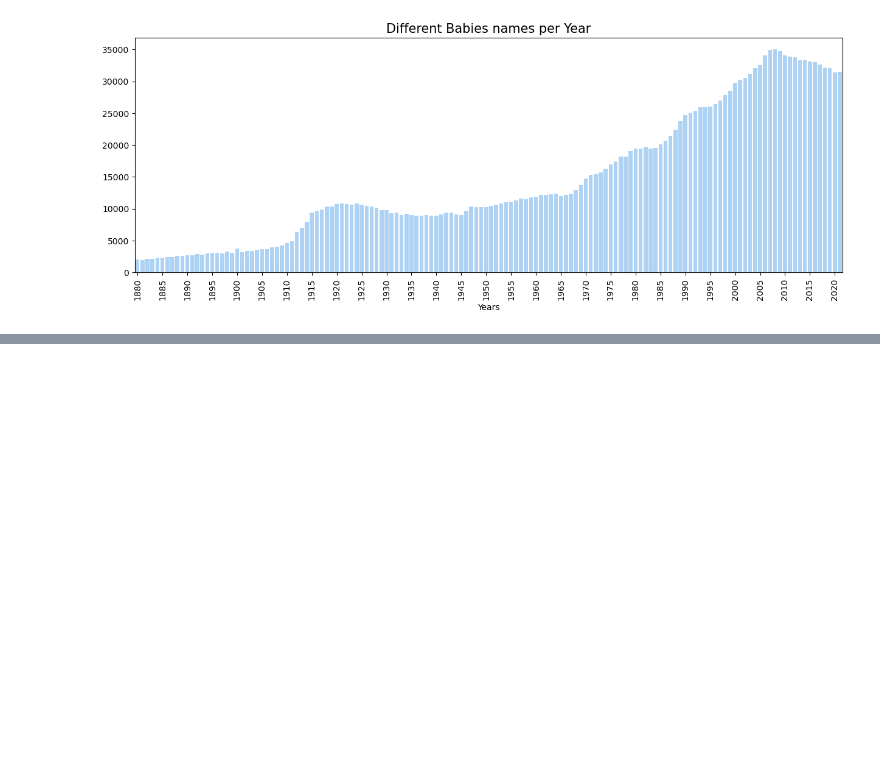
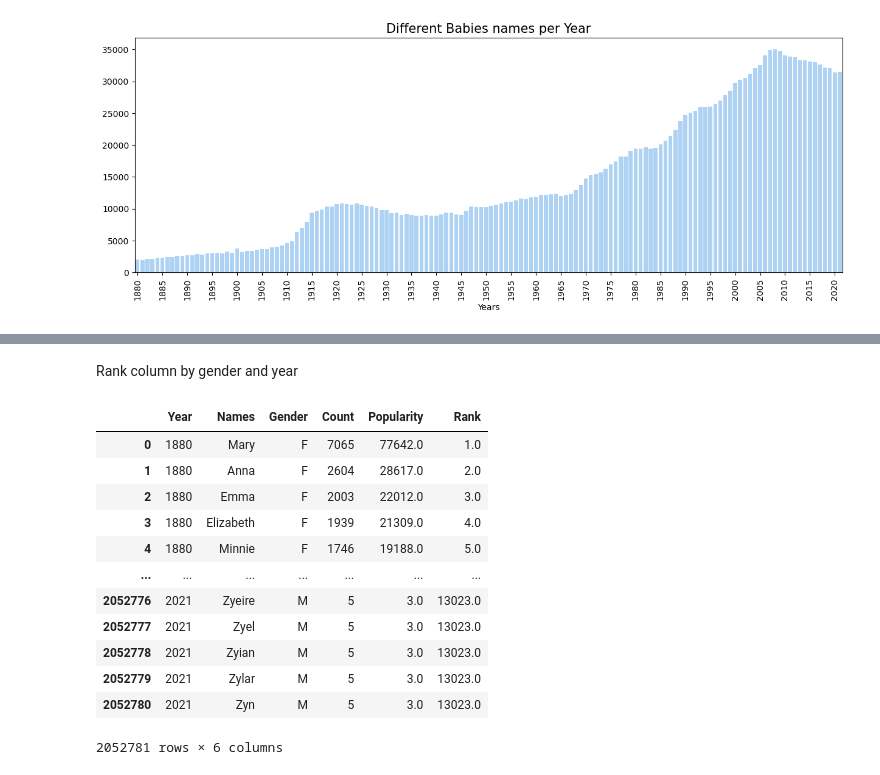
Before and after one commit to RochaErik/X-US-Baby-Names, a Jupyter notebook: EDA.ipynb, the cells around one changed output, grey strips where cells are left out. Cells and saved outputs as stored; diff of their text form; code cells hidden in the pictures; blank space fills up the shorter version.

Commit message:
Creating the columns Popularity and Rank

```diff
--- a/EDA.ipynb
+++ b/EDA.ipynb
@@ -3,7 +3,7 @@ import pandas as pd
 import numpy as np
 import matplotlib.pyplot as plt
 
-pd.options.display.float_format = '{.1f}'.format
+# pd.options.display.float_format = '{.2f}'.format
 # %%
 df = pd.read_csv('US_baby_names.csv')
 print(df.shape)
@@ -426,0 +463,5 @@ plt.show()
+# %%
+# Quantities of names per year divided by the total names per year multiplied by 1 million = Popularity per million
+
+df['Popularity'] = df.Count.div(df.groupby(['Year', 'Gender']).Count.transform('sum'))*1000000
+df['Popularity']
@@ -426,0 +481,3 @@ plt.show()
+# %%
+df['Popularity'] = round(df.Count.div(df.groupby(['Year', 'Gender']).Count.transform('sum'))*1000000)
+df['Popularity']
@@ -426,0 +497,20 @@ plt.show()
+# %% [markdown]
+Rank column by gender and year
+# %%
+df['Rank'] = df.groupby(['Year', 'Gender']).Count.apply(lambda x : x.rank(ascending=False))
+# %%
+df
+# %% [output]
+|  | Year | Names | Gender | Count | Popularity | Rank |
+| 0 | 1880 | Mary | F | 7065 | 77642.0 | 1.0 |
+| 1 | 1880 | Anna | F | 2604 | 28617.0 | 2.0 |
+| 2 | 1880 | Emma | F | 2003 | 22012.0 | 3.0 |
+| 3 | 1880 | Elizabeth | F | 1939 | 21309.0 | 4.0 |
+| 4 | 1880 | Minnie | F | 1746 | 19188.0 | 5.0 |
+| ... | ... | ... | ... | ... | ... | ... |
+| 2052776 | 2021 | Zyeire | M | 5 | 3.0 | 13023.0 |
+| 2052777 | 2021 | Zyel | M | 5 | 3.0 | 13023.0 |
+| 2052778 | 2021 | Zyian | M | 5 | 3.0 | 13023.0 |
+| 2052779 | 2021 | Zylar | M | 5 | 3.0 | 13023.0 |
+| 2052780 | 2021 | Zyn | M | 5 | 3.0 | 13023.0 |
+2052781 rows × 6 columns
```
Also changed, not shown: parts of 5 cells of this notebook.
